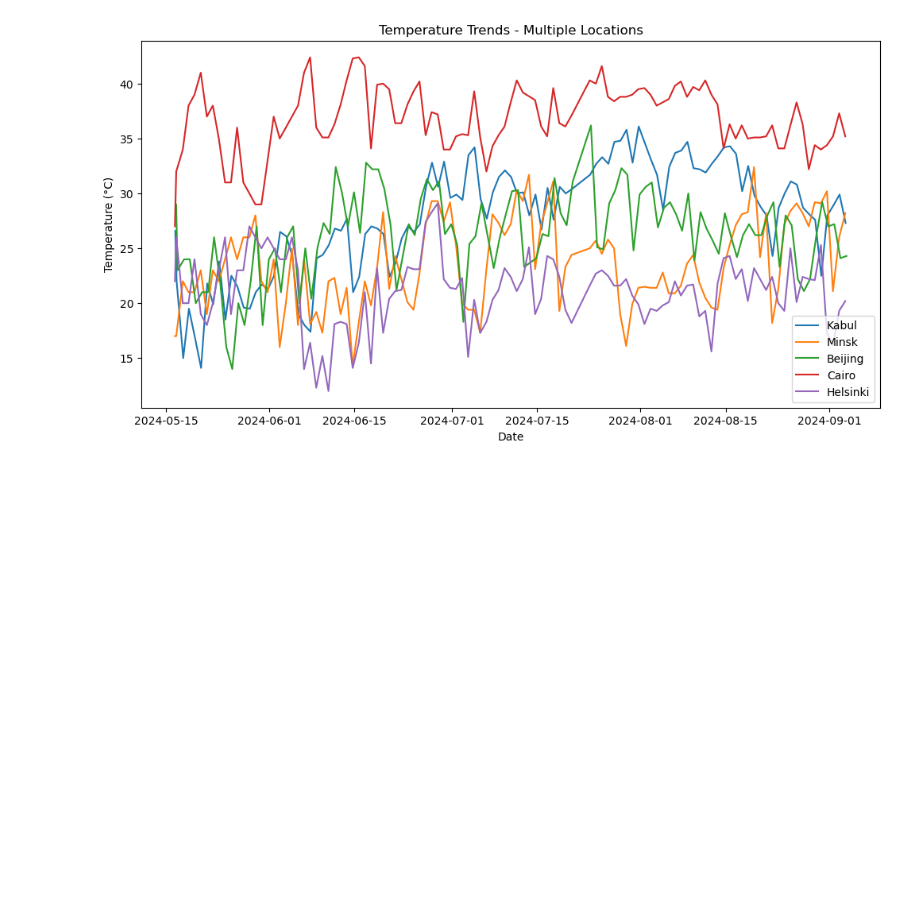
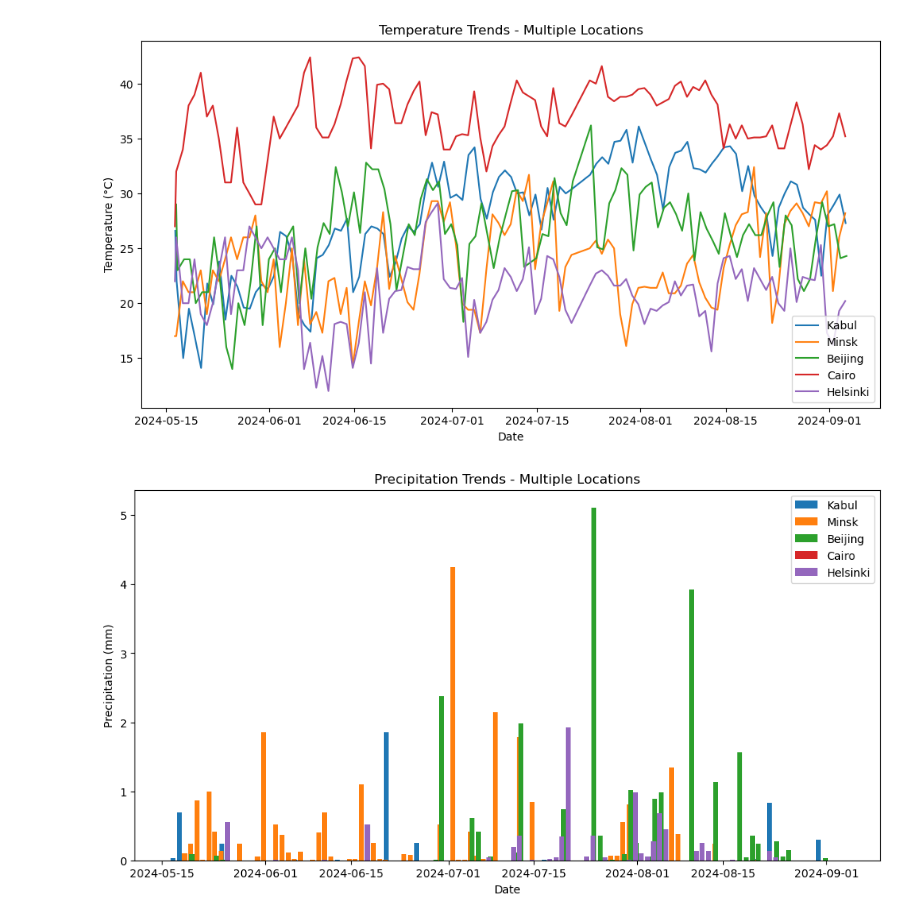
Before and after one commit to raaga-priya-p/weather-trend-forecasting, a Jupyter notebook: notebooks/01_data_exploration.ipynb, the cells around one changed output. Cells and saved outputs as stored; diff of their text form; code cells hidden in the pictures; blank space fills up the shorter version.

Commit message:
Add multi-location precipitation comparision

```diff
--- a/notebooks/01_data_exploration.ipynb
+++ b/notebooks/01_data_exploration.ipynb
@@ -342,3 +342,18 @@ plt.legend()
 plt.show()
 # %% [output]
 [figure]
+# %%
+locations = ['Kabul','Minsk','Beijing','Cairo','Helsinki']
+plt.figure(figsize=(12,6))
+for loc in locations:
+    subset = df[df['location_name'] == loc].copy()
+    subset['last_updated'] =  pd.to_datetime(subset['last_updated'])
+    subset = subset.sort_values('last_updated')
+    plt.bar(subset['last_updated'], subset['precip_mm'], label = loc)
+plt.title("Precipitation Trends - Multiple Locations")
+plt.xlabel('Date')
+plt.ylabel('Precipitation (mm)')
+plt.legend()
+plt.show()
+# %% [output]
+[figure, added]
```
